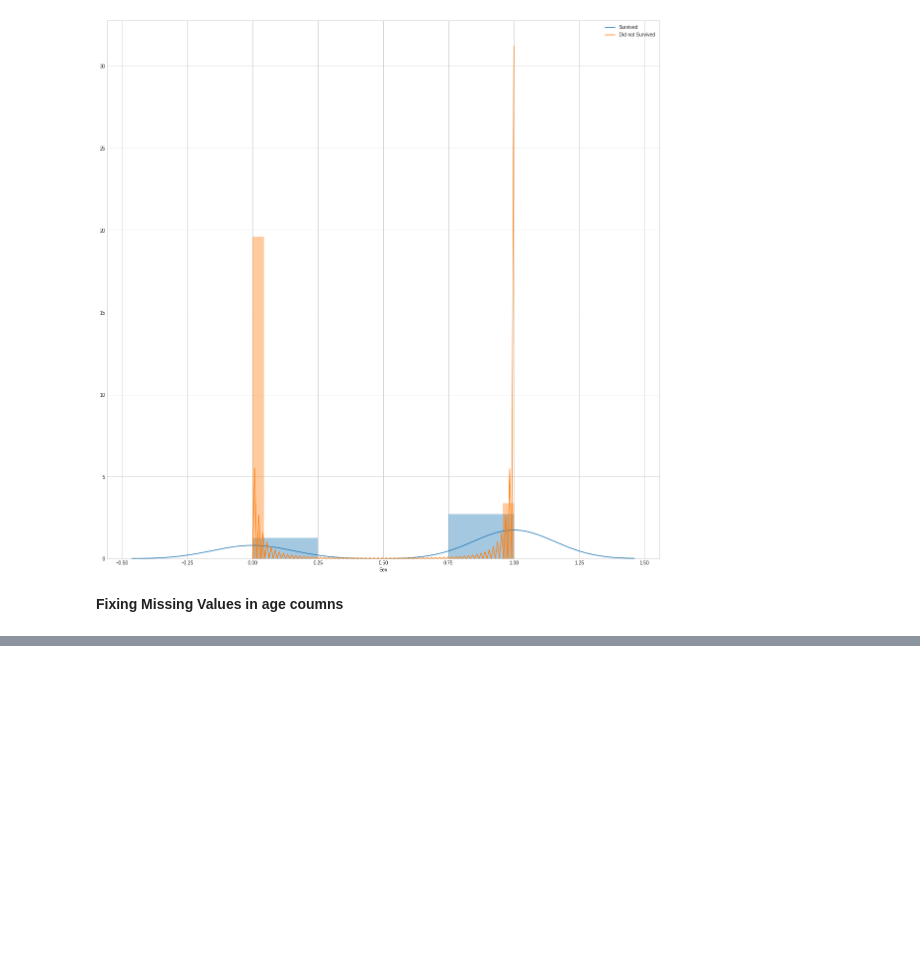
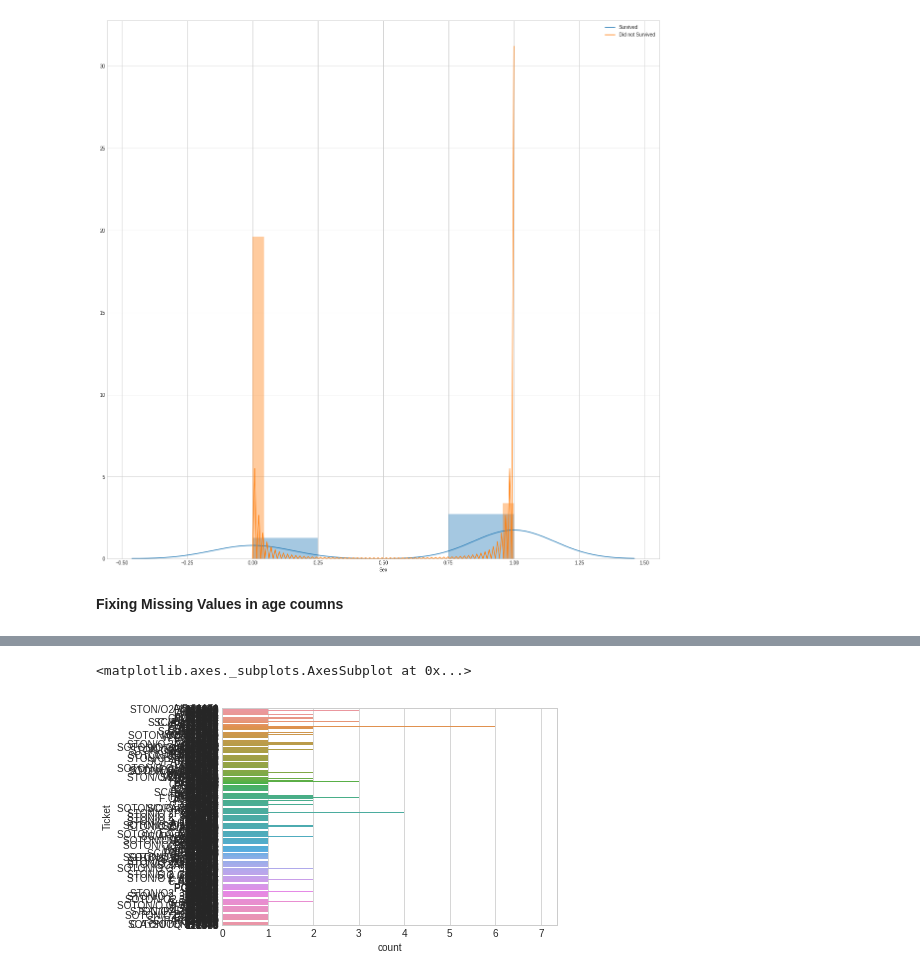
Before and after one commit to bera5186/Titanic-Dataset-EDA, a Jupyter notebook: Titanic-Dataset-EDA.ipynb, the cells around one changed output, grey strips where cells are left out. Cells and saved outputs as stored; diff of their text form; code cells hidden in the pictures; blank space fills up the shorter version.

```diff
--- a/Titanic-Dataset-EDA.ipynb
+++ b/Titanic-Dataset-EDA.ipynb
@@ -265,0 +342,5 @@ dtype: int64
+# %%
+sns.countplot(y='Ticket', data=train)
+# %% [output]
+<matplotlib.axes._subplots.AxesSubplot at 0x...>
+[figure, added]
```
Also changed, not shown: parts of 63 cells of this notebook, 29 other files.
